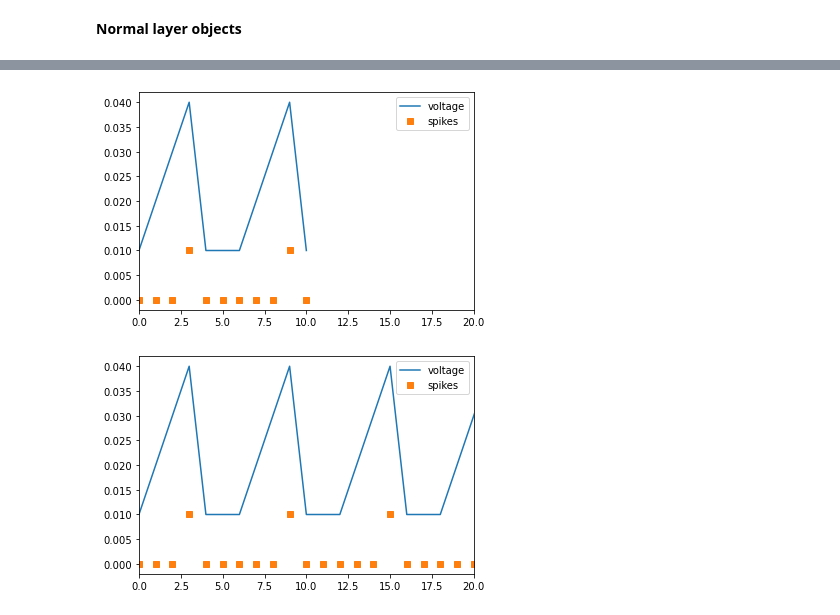
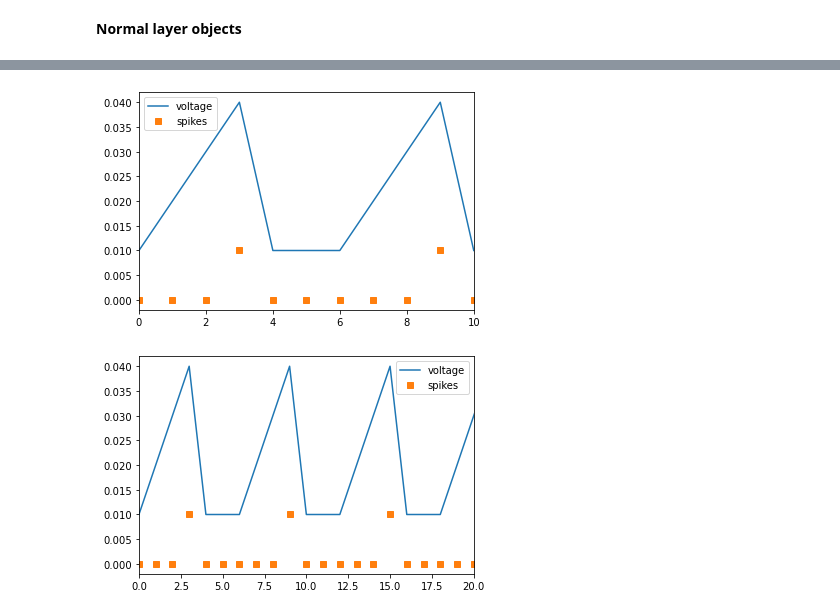
Before and after one commit to ChrizZhuang/Adaptive_SRNN_memtransistor, a Jupyter notebook: SRNN_develop.ipynb, the cells around one changed output, grey strips where cells are left out. Drawn from its saved outputs; the diff is of its cells as text; code cells hidden in the pictures.

```diff
--- a/SRNN_develop.ipynb
+++ b/SRNN_develop.ipynb
@@ -250,24 +293,24 @@ grad_2 = tape.gradient(loss, [IF_trial.w_in, v_output])
 # %%
 # test of neuron dynamics of input layer
 times = np.linspace(0, 10, 11)
 IF_trial = IF(10, 'input', n_ref=3)
 z_pres = tf.Variable(0.01*np.ones([len(times), IF_trial.n]))
 v_history = [IF_trial.v[0]]
 z_history = [IF_trial.z[0]]
 for i in range(len(times)-1):
     IF_trial(z_pres[i]) # for dynamic function
     v_history.append(IF_trial.v[0])
     z_history.append(IF_trial.z[0])
 
 # ! warning from plot
 plt.figure()
 plt.plot(times, v_history, label='voltage')
 plt.plot(times, 0.01*np.asanyarray(z_history, dtype='float32'), 's', label='spikes')
-plt.xlim(0, 20)
+plt.xlim(0, 10)
 plt.legend()
 plt.show()
 # %% [output]
-[figure, old version]
+[figure, new version]
 # %%
 # test of neuron dynamics of input layer
 times = np.linspace(0, 100, 101)
```
Also changed, not shown: parts of 32 cells of this notebook.
